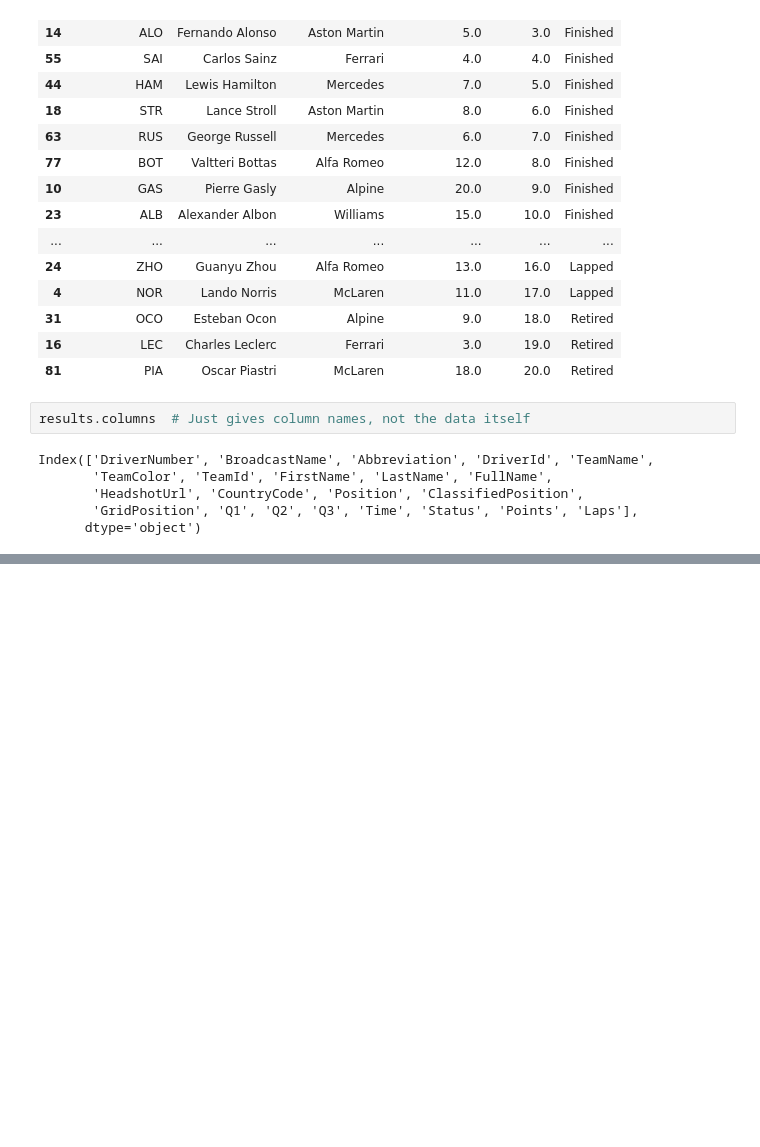
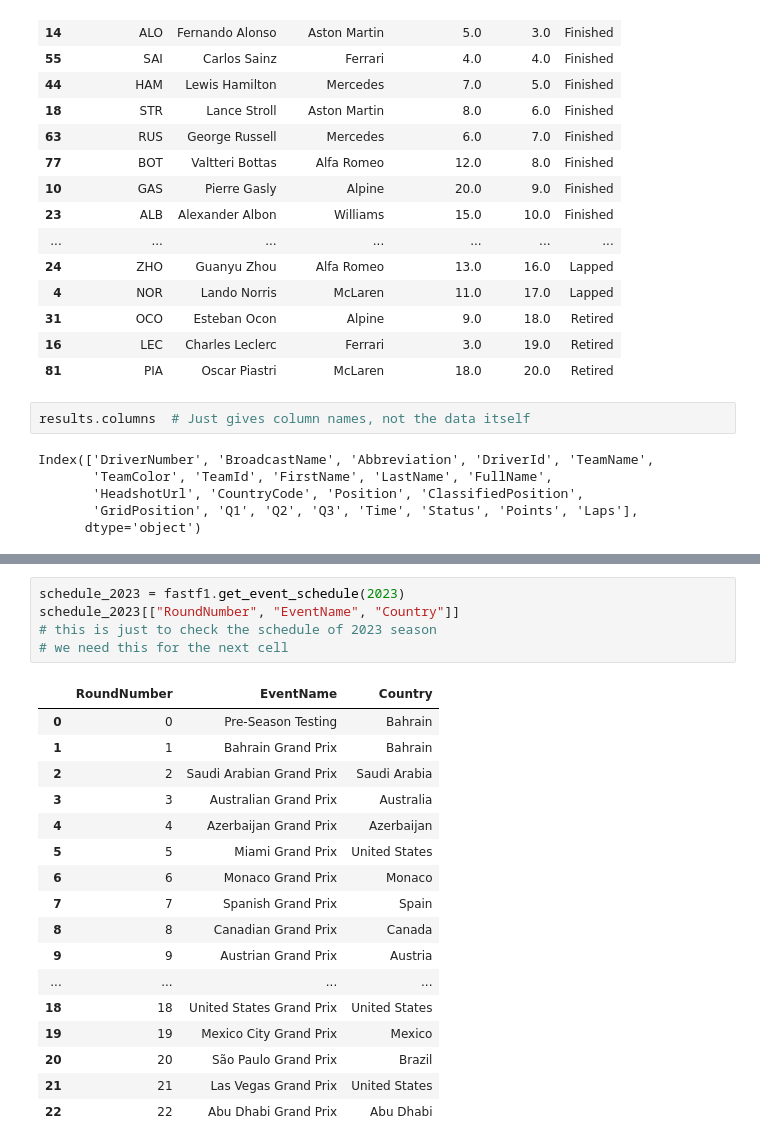
Before and after one commit to pyyroo-a/Formula-1-Fantasy-Predictor, a Jupyter notebook: notebooks/01-data-exploration.ipynb, the cells around one changed output, grey strips where cells are left out. Saved outputs shown, nothing was run; the diff lists cells and outputs as text; blank space fills up the shorter version.

```diff
--- a/notebooks/01-data-exploration.ipynb
+++ b/notebooks/01-data-exploration.ipynb
@@ -96,0 +236,23 @@ results[["FullName", "TeamName", "GridPosition", "Position"]].sort_values(by="Gr
+# %%
+schedule_2023 = fastf1.get_event_schedule(2023)
+schedule_2023[["RoundNumber", "EventName", "Country"]]
+# this is just to check the schedule of 2023 season
+# we need this for the next cell
+# %% [output]
+|  | RoundNumber | EventName | Country |
+| 0 | 0 | Pre-Season Testing | Bahrain |
+| 1 | 1 | Bahrain Grand Prix | Bahrain |
+| 2 | 2 | Saudi Arabian Grand Prix | Saudi Arabia |
+| 3 | 3 | Australian Grand Prix | Australia |
+| 4 | 4 | Azerbaijan Grand Prix | Azerbaijan |
+| 5 | 5 | Miami Grand Prix | United States |
+| 6 | 6 | Monaco Grand Prix | Monaco |
+| 7 | 7 | Spanish Grand Prix | Spain |
+| 8 | 8 | Canadian Grand Prix | Canada |
+| 9 | 9 | Austrian Grand Prix | Austria |
+| ... | ... | ... | ... |
+| 18 | 18 | United States Grand Prix | United States |
+| 19 | 19 | Mexico City Grand Prix | Mexico |
+| 20 | 20 | São Paulo Grand Prix | Brazil |
+| 21 | 21 | Las Vegas Grand Prix | United States |
+| 22 | 22 | Abu Dhabi Grand Prix | Abu Dhabi |
```
Also changed, not shown: parts of 35 cells of this notebook.
